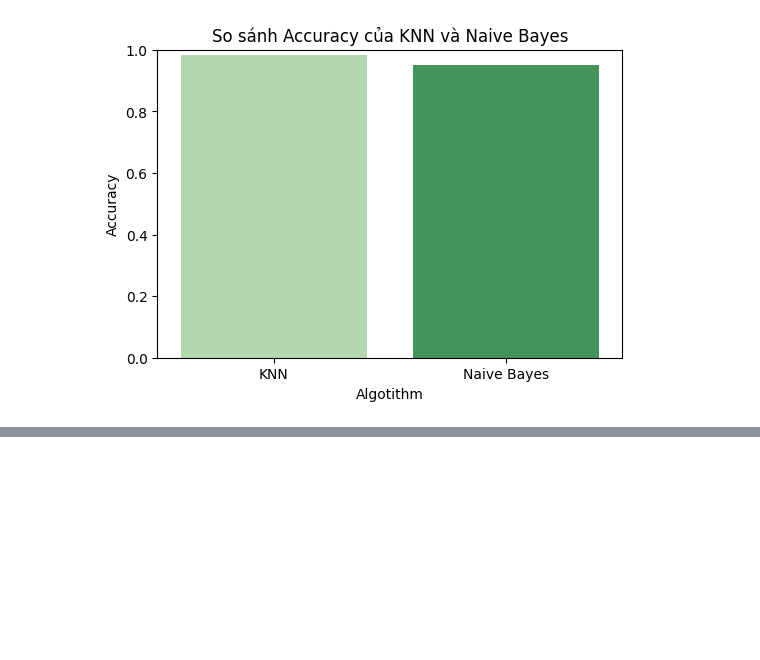
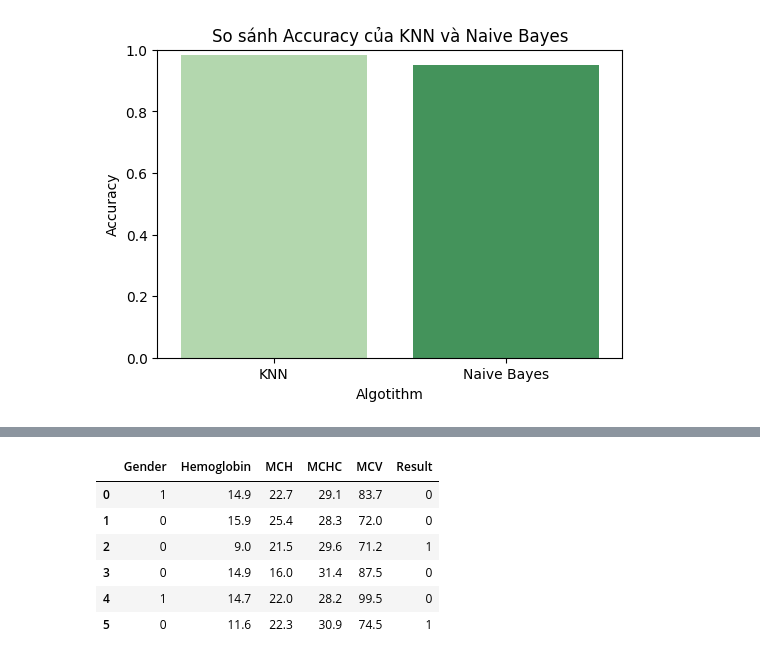
Before and after one commit to Giang-22/Group10_AI, a Jupyter notebook: Code/compare.ipynb, the cells around one changed output, grey strips where cells are left out. Cells and saved outputs as stored; diff of their text form; code cells hidden in the pictures; blank space fills up the shorter version.

```diff
--- a/Code/compare.ipynb
+++ b/Code/compare.ipynb
@@ -35,0 +44,11 @@ plt.show()
+# %%
+train = pd.read_csv('train.csv')
+train.head(6)
+# %% [output]
+|  | Gender | Hemoglobin | MCH | MCHC | MCV | Result |
+| 0 | 1 | 14.9 | 22.7 | 29.1 | 83.7 | 0 |
+| 1 | 0 | 15.9 | 25.4 | 28.3 | 72.0 | 0 |
+| 2 | 0 | 9.0 | 21.5 | 29.6 | 71.2 | 1 |
+| 3 | 0 | 14.9 | 16.0 | 31.4 | 87.5 | 0 |
+| 4 | 1 | 14.7 | 22.0 | 28.2 | 99.5 | 0 |
+| 5 | 0 | 11.6 | 22.3 | 30.9 | 74.5 | 1 |
```
Also changed, not shown: parts of 2 cells of this notebook, 8 other files.
